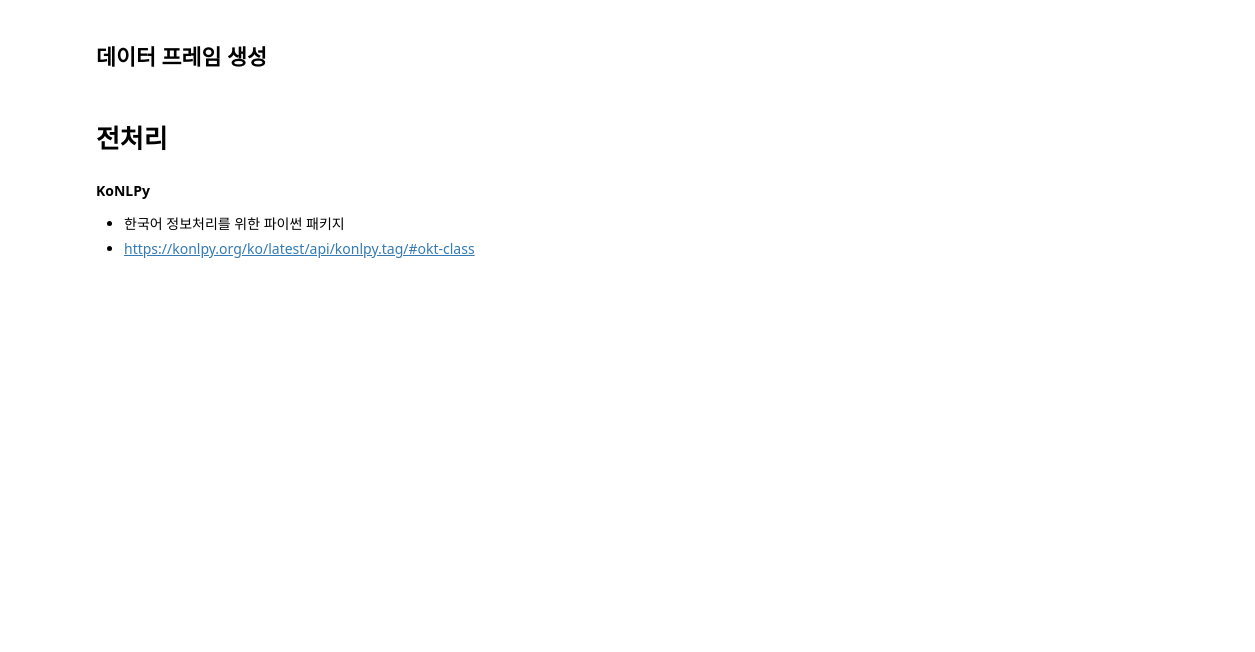
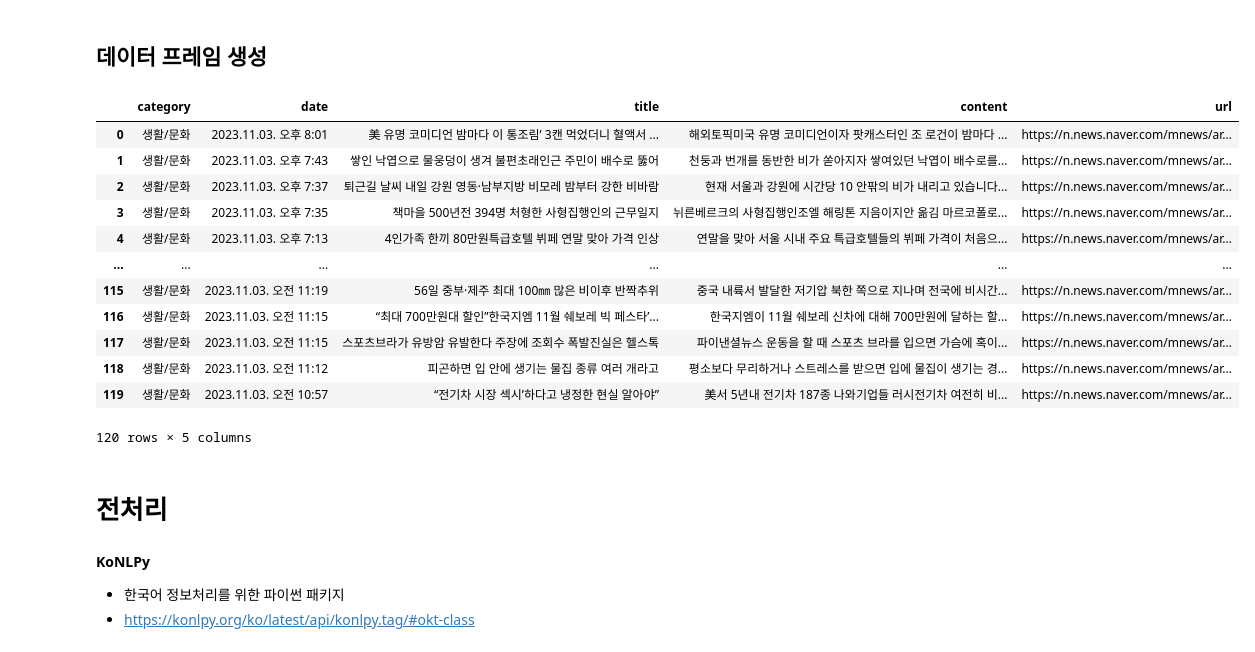
Before and after one commit to Yoon-juhan/naverNewsSummary, a Jupyter notebook: 뉴스_크롤링.ipynb, the cells around one changed output. Saved outputs shown, nothing was run; the diff lists cells and outputs as text; code cells hidden in the pictures; blank space fills up the shorter version.

```diff
--- a/뉴스_크롤링.ipynb
+++ b/뉴스_크롤링.ipynb
@@ -231,14 +289,29 @@ print(len(date_list))
 ## 데이터 프레임 생성
 # %%
 # 데이터 프레임으로 변환
+all_url_list = six_url_list + entertainment_url_list + sports_url_list
 
-article_df = pd.DataFrame({"카테고리" : category_list,
-                           "날짜" : date_list,
-                           "제목" : title_list,
-                           "본문" : content_list,
-                           "링크" : url_list})
+article_df = pd.DataFrame({"category" : category_list,
+                           "date" : date_list,
+                           "title" : title_list,
+                           "content" : content_list,
+                           "url" : all_url_list})
 
 article_df
+# %% [output]
+|  | category | date | title | content | url |
+| 0 | 생활/문화 | 2023.11.03. 오후 8:01 | 美 유명 코미디언 밤마다 이 통조림’ 3캔 먹었더니 혈액서 ... | 해외토픽미국 유명 코미디언이자 팟캐스터인 조 로건이 밤마다 ... | https://n.news.naver.com/mnews/ar... |
+| 1 | 생활/문화 | 2023.11.03. 오후 7:43 | 쌓인 낙엽으로 물웅덩이 생겨 불편초래인근 주민이 배수로 뚫어 | 천둥과 번개를 동반한 비가 쏟아지자 쌓여있던 낙엽이 배수로를... | https://n.news.naver.com/mnews/ar... |
+| 2 | 생활/문화 | 2023.11.03. 오후 7:37 | 퇴근길 날씨 내일 강원 영동·남부지방 비모레 밤부터 강한 비바람 | 현재 서울과 강원에 시간당 10 안팎의 비가 내리고 있습니다... | https://n.news.naver.com/mnews/ar... |
+| 3 | 생활/문화 | 2023.11.03. 오후 7:35 | 책마을 500년전 394명 처형한 사형집행인의 근무일지 | 뉘른베르크의 사형집행인조엘 해링톤 지음이지안 옮김 마르코폴로... | https://n.news.naver.com/mnews/ar... |
+| 4 | 생활/문화 | 2023.11.03. 오후 7:13 | 4인가족 한끼 80만원특급호텔 뷔페 연말 맞아 가격 인상 | 연말을 맞아 서울 시내 주요 특급호텔들의 뷔페 가격이 처음으... | https://n.news.naver.com/mnews/ar... |
+| ... | ... | ... | ... | ... | ... |
+| 115 | 생활/문화 | 2023.11.03. 오전 11:19 | 56일 중부·제주 최대 100㎜ 많은 비이후 반짝추위 | 중국 내륙서 발달한 저기압 북한 쪽으로 지나며 전국에 비시간... | https://n.news.naver.com/mnews/ar... |
+| 116 | 생활/문화 | 2023.11.03. 오전 11:15 | “최대 700만원대 할인”한국지엠 11월 쉐보레 빅 페스타’... | 한국지엠이 11월 쉐보레 신차에 대해 700만원에 달하는 할... | https://n.news.naver.com/mnews/ar... |
+| 117 | 생활/문화 | 2023.11.03. 오전 11:15 | 스포츠브라가 유방암 유발한다 주장에 조회수 폭발진실은 헬스톡 | 파이낸셜뉴스 운동을 할 때 스포츠 브라를 입으면 가슴에 혹이... | https://n.news.naver.com/mnews/ar... |
+| 118 | 생활/문화 | 2023.11.03. 오전 11:12 | 피곤하면 입 안에 생기는 물집 종류 여러 개라고 | 평소보다 무리하거나 스트레스를 받으면 입에 물집이 생기는 경... | https://n.news.naver.com/mnews/ar... |
+| 119 | 생활/문화 | 2023.11.03. 오전 10:57 | “전기차 시장 섹시’하다고 냉정한 현실 알아야” | 美서 5년내 전기차 187종 나와기업들 러시전기차 여전히 비... | https://n.news.naver.com/mnews/ar... |
+120 rows × 5 columns
 # %% [markdown]
 # 전처리
 # %% [markdown]
```
Also changed, not shown: parts of 15 cells of this notebook.
